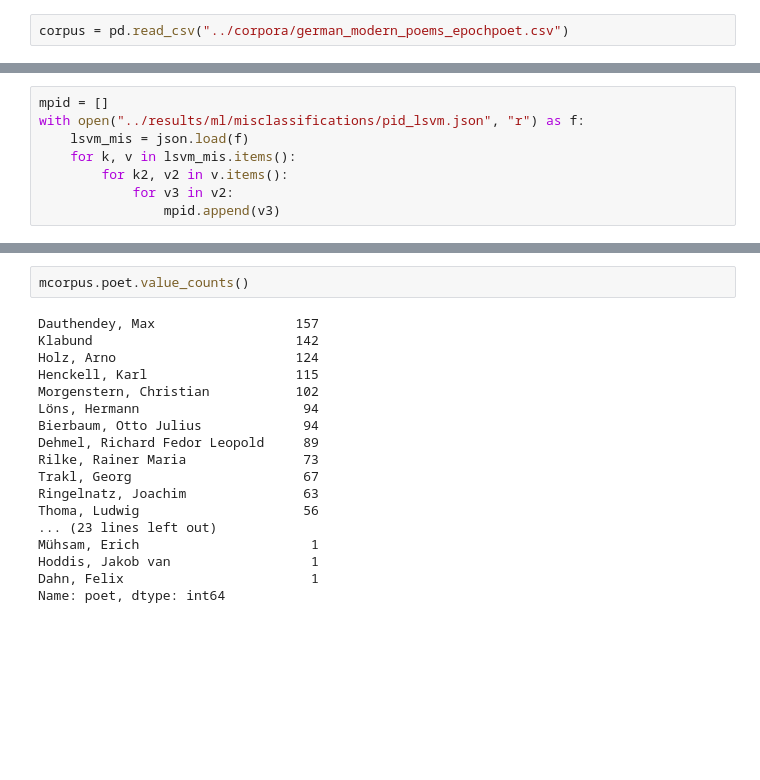
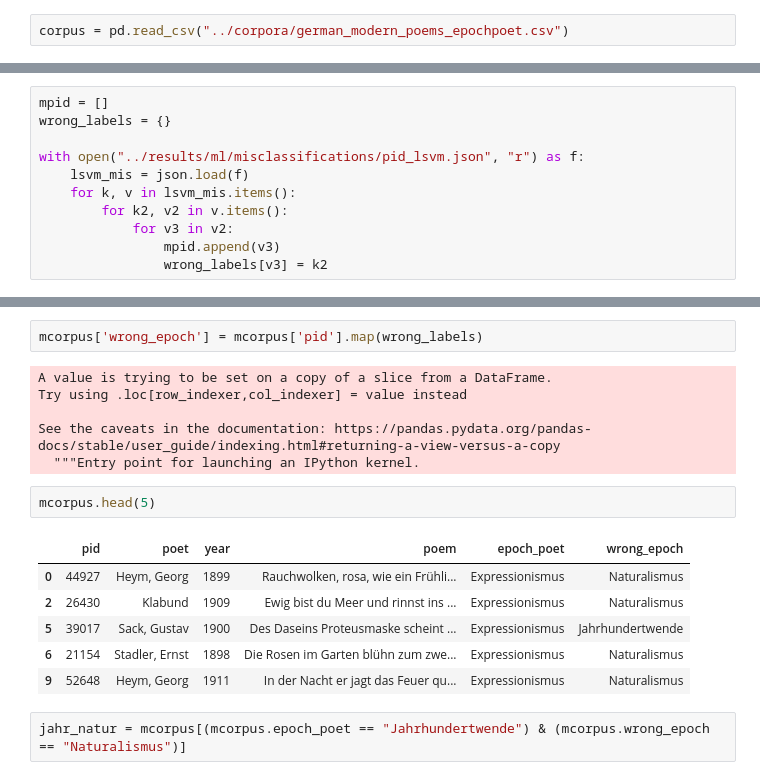
Before and after one commit to realjanpaulus/bertpoems, a Jupyter notebook: app/evaluation.ipynb, the cells around one changed output, grey strips where cells are left out. Drawn from its saved outputs; the diff is of its cells as text; blank space fills up the shorter version.

```diff
--- a/app/evaluation.ipynb
+++ b/app/evaluation.ipynb
@@ -214,10 +223,13 @@ corpus = pd.read_csv("../corpora/german_modern_poems_epochpoet.csv")
 # %%
 mpid = []
+wrong_labels = {}
+
 with open("../results/ml/misclassifications/pid_lsvm.json", "r") as f:
     lsvm_mis = json.load(f)
     for k, v in lsvm_mis.items():
         for k2, v2 in v.items():
             for v3 in v2:
                 mpid.append(v3)
+                wrong_labels[v3] = k2
 # %%
 mcorpus = corpus[corpus.pid.isin(mpid)]
@@ -233,20 +240,19 @@ mcorpus.year.plot(kind="hist")
-# %%
-mcorpus.poet.value_counts()
-# %% [output]
-Dauthendey, Max                  157
-Klabund                          142
-Holz, Arno                       124
-Henckell, Karl                   115
-Morgenstern, Christian           102
-Löns, Hermann                     94
-Bierbaum, Otto Julius             94
-Dehmel, Richard Fedor Leopold     89
-Rilke, Rainer Maria               73
-Trakl, Georg                      67
-Ringelnatz, Joachim               63
-Thoma, Ludwig                     56
-... (23 lines left out)
-Mühsam, Erich                      1
-Hoddis, Jakob van                  1
-Dahn, Felix                        1
-Name: poet, dtype: int64
+# %%
+mcorpus['wrong_epoch'] = mcorpus['pid'].map(wrong_labels)
+# %% [output]
+A value is trying to be set on a copy of a slice from a DataFrame.
+Try using .loc[row_indexer,col_indexer] = value instead
+
+See the caveats in the documentation: https://pandas.pydata.org/pandas-docs/stable/user_guide/indexing.html#returning-a-view-versus-a-copy
+  """Entry point for launching an IPython kernel.
+# %%
+mcorpus.head(5)
+# %% [output]
+|  | pid | poet | year | poem | epoch_poet | wrong_epoch |
+| 0 | 44927 | Heym, Georg | 1899 | Rauchwolken, rosa, wie ein Frühli... | Expressionismus | Naturalismus |
+| 2 | 26430 | Klabund | 1909 | Ewig bist du Meer und rinnst ins ... | Expressionismus | Naturalismus |
+| 5 | 39017 | Sack, Gustav | 1900 | Des Daseins Proteusmaske scheint ... | Expressionismus | Jahrhundertwende |
+| 6 | 21154 | Stadler, Ernst | 1898 | Die Rosen im Garten blühn zum zwe... | Expressionismus | Naturalismus |
+| 9 | 52648 | Heym, Georg | 1911 | In der Nacht er jagt das Feuer qu... | Expressionismus | Naturalismus |
+# %%
+jahr_natur = mcorpus[(mcorpus.epoch_poet == "Jahrhundertwende") & (mcorpus.wrong_epoch == "Naturalismus")]
```
Also changed, not shown: parts of 21 cells of this notebook, 7 other files.
